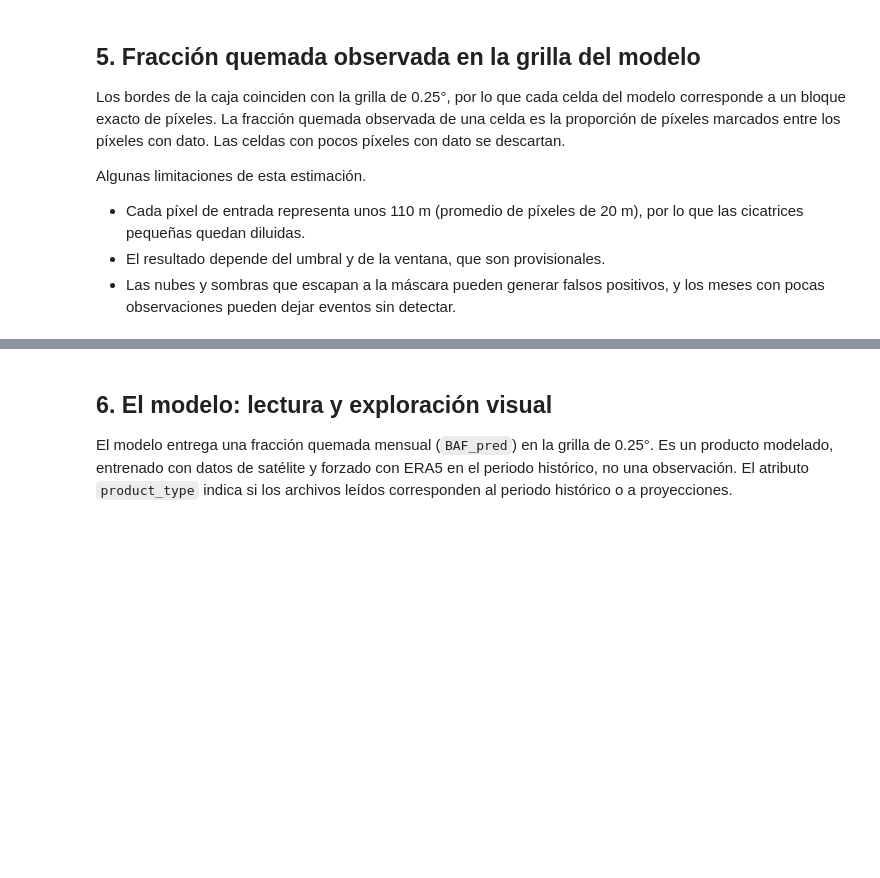
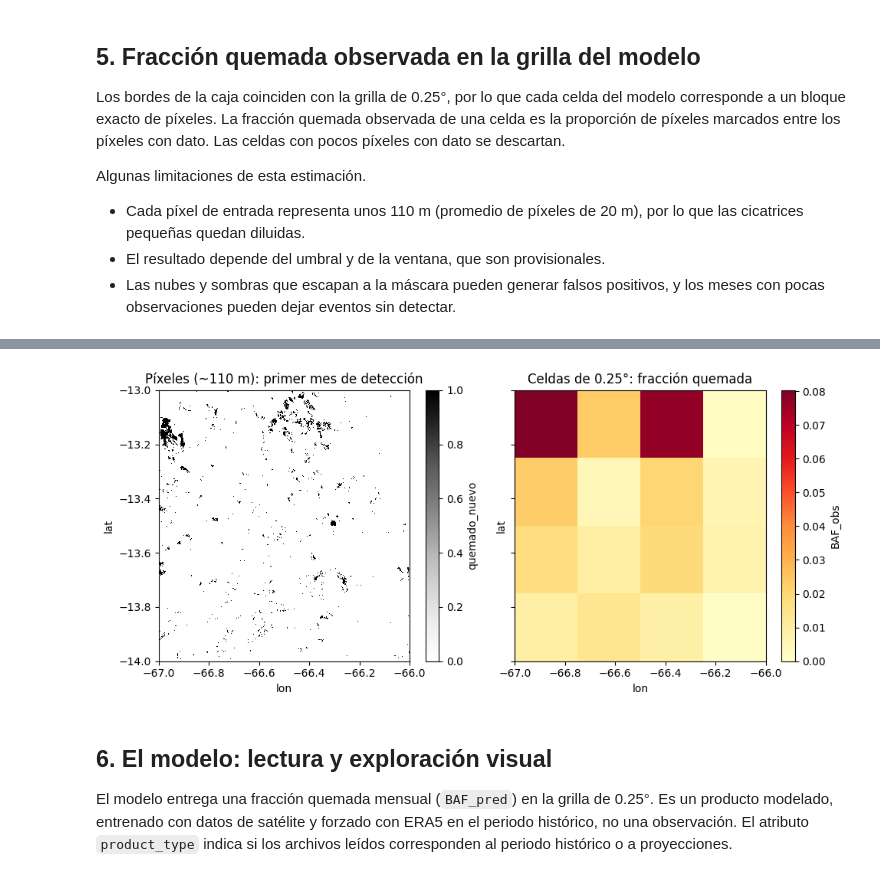
Before and after one commit to laurapaccini/1GE020, a Jupyter notebook: aplicacion_integradora/integrador_dnbr_modelo.ipynb, the cells around one changed output, grey strips where cells are left out. Cells and saved outputs as stored; diff of their text form; code cells hidden in the pictures; blank space fills up the shorter version.

```diff
--- a/aplicacion_integradora/integrador_dnbr_modelo.ipynb
+++ b/aplicacion_integradora/integrador_dnbr_modelo.ipynb
@@ -146,3 +146,14 @@ Frozen({'tiempo': 36, 'lat': 4, 'lon': 4})
+# %%
+mes = "2019-09"
+fig, axs = plt.subplots(1, 2, figsize=(10, 4.5), sharex=True, sharey=True)
+nueva.sel(tiempo=mes).squeeze().plot(ax=axs[0], cmap="Greys", vmin=0, vmax=1)
+axs[0].set_title("Píxeles (~110 m): primer mes de detección")
+obs.sel(tiempo=mes).squeeze().plot(ax=axs[1], cmap="YlOrRd", vmin=0)
+axs[1].set_title("Celdas de 0.25°: fracción quemada")
+plt.tight_layout()
+plt.show()
+# %% [output]
+[figure, added]
 # %% [markdown]
 ## 6. El modelo: lectura y exploración visual
 
```
Also changed, not shown: parts of 12 cells of this notebook.
